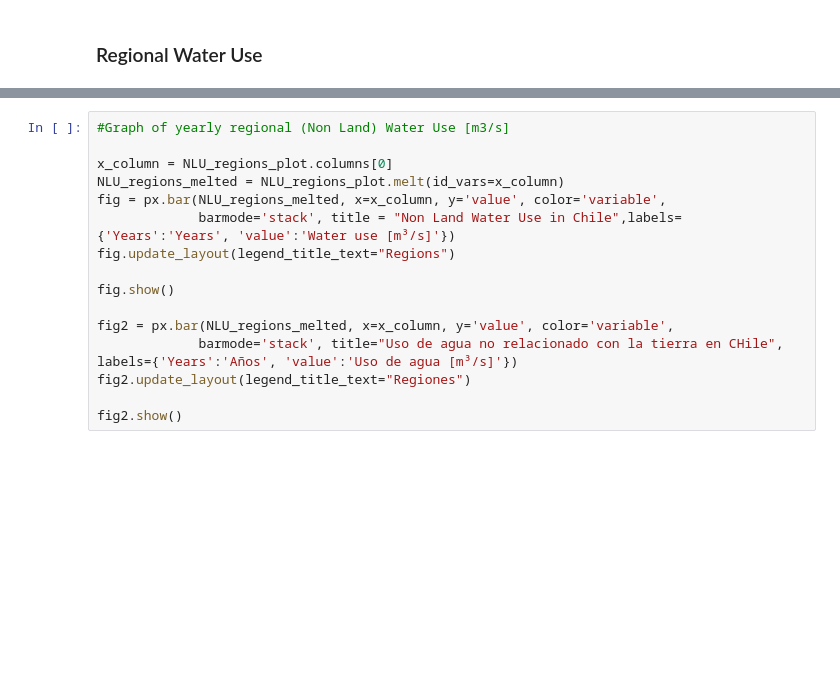
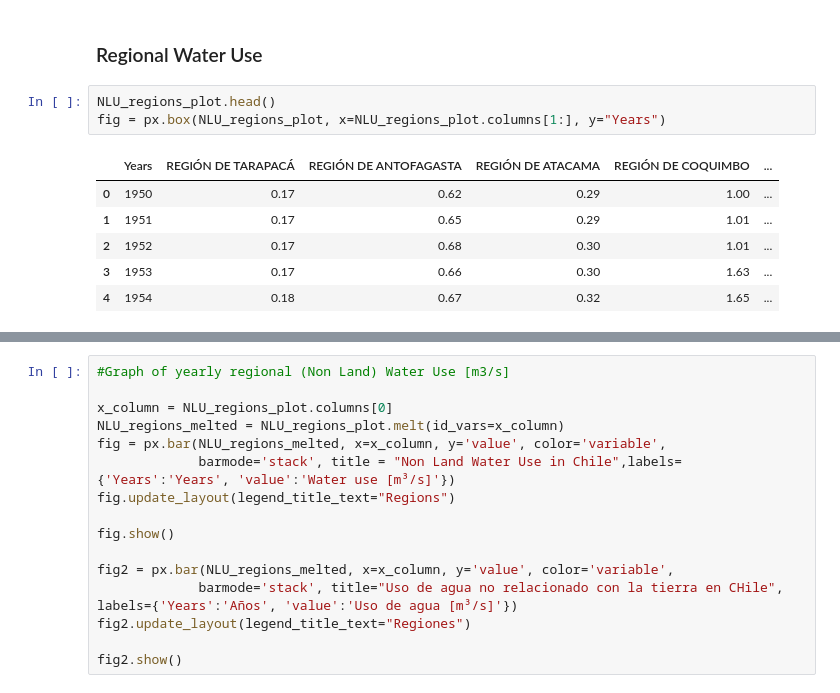
Before and after one commit to MariOrki/tesis, a Jupyter notebook: BBDD_CR2.ipynb, the cells around one changed output, grey strips where cells are left out. Saved outputs shown, nothing was run; the diff lists cells and outputs as text; blank space fills up the shorter version.

Commit message:
boxplot regions

```diff
--- a/BBDD_CR2.ipynb
+++ b/BBDD_CR2.ipynb
@@ -667,3 +657,13 @@ pop_tot.plot()
 [figure]
 # %% [markdown]
 ### Regional Water Use
+# %%
+NLU_regions_plot.head()
+fig = px.box(NLU_regions_plot, x=NLU_regions_plot.columns[1:], y="Years")
+# %% [output]
+|  | Years | REGIÓN DE TARAPACÁ | REGIÓN DE ANTOFAGASTA | REGIÓN DE ATACAMA | REGIÓN DE COQUIMBO | ... |
+| 0 | 1950 | 0.17 | 0.62 | 0.29 | 1.00 | ... |
+| 1 | 1951 | 0.17 | 0.65 | 0.29 | 1.01 | ... |
+| 2 | 1952 | 0.17 | 0.68 | 0.30 | 1.01 | ... |
+| 3 | 1953 | 0.17 | 0.66 | 0.30 | 1.63 | ... |
+| 4 | 1954 | 0.18 | 0.67 | 0.32 | 1.65 | ... |
```
Also changed, not shown: parts of 12 cells of this notebook.
